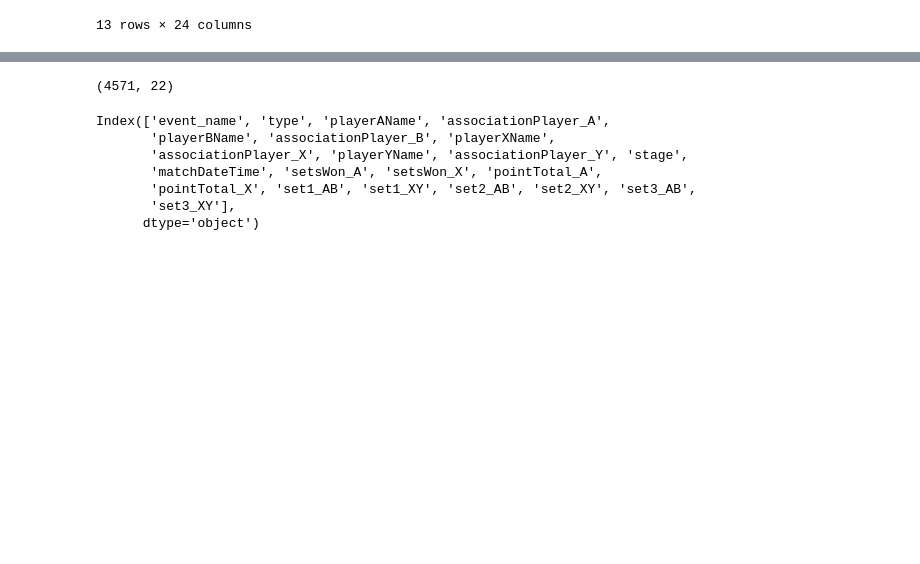
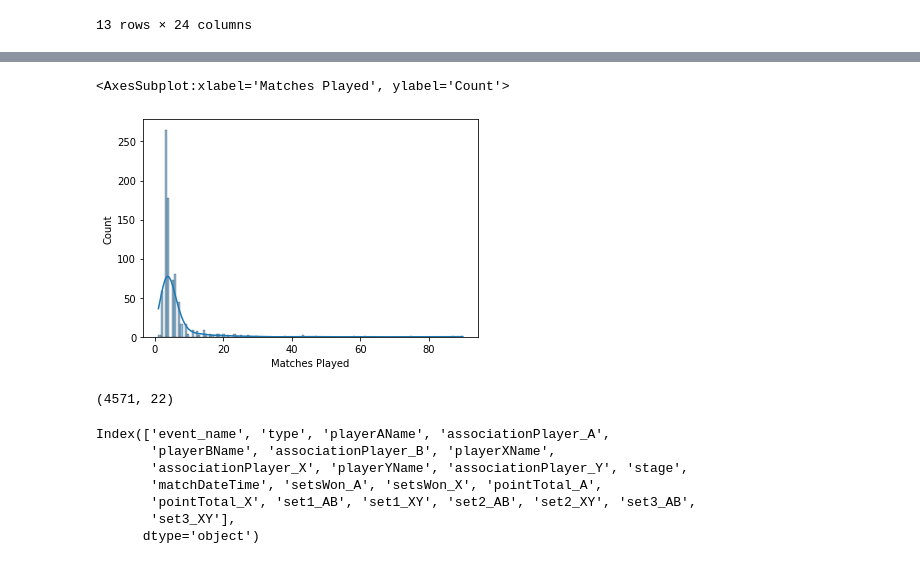
Before and after one commit to basketking/FITEQ_matches, a Jupyter notebook: main.ipynb, the cells around one changed output, grey strips where cells are left out. Saved outputs shown, nothing was run; the diff lists cells and outputs as text; code cells hidden in the pictures; blank space fills up the shorter version.

```diff
--- a/main.ipynb
+++ b/main.ipynb
@@ -512,3 +544,8 @@ df_doubles_grouped.sort_values(by= 'TEQ Score', ascending = False)[['TEQ Score',
+# %%
+sns.histplot(data=df_doubles_grouped, x="Matches Played", kde=True)
+# %% [output]
+<AxesSubplot:xlabel='Matches Played', ylabel='Count'>
+[figure, added]
 # %%
 ## CREATE SINGLES DATABASE
 # %%
```
Also changed, not shown: parts of 5 cells of this notebook, 2 other files.
